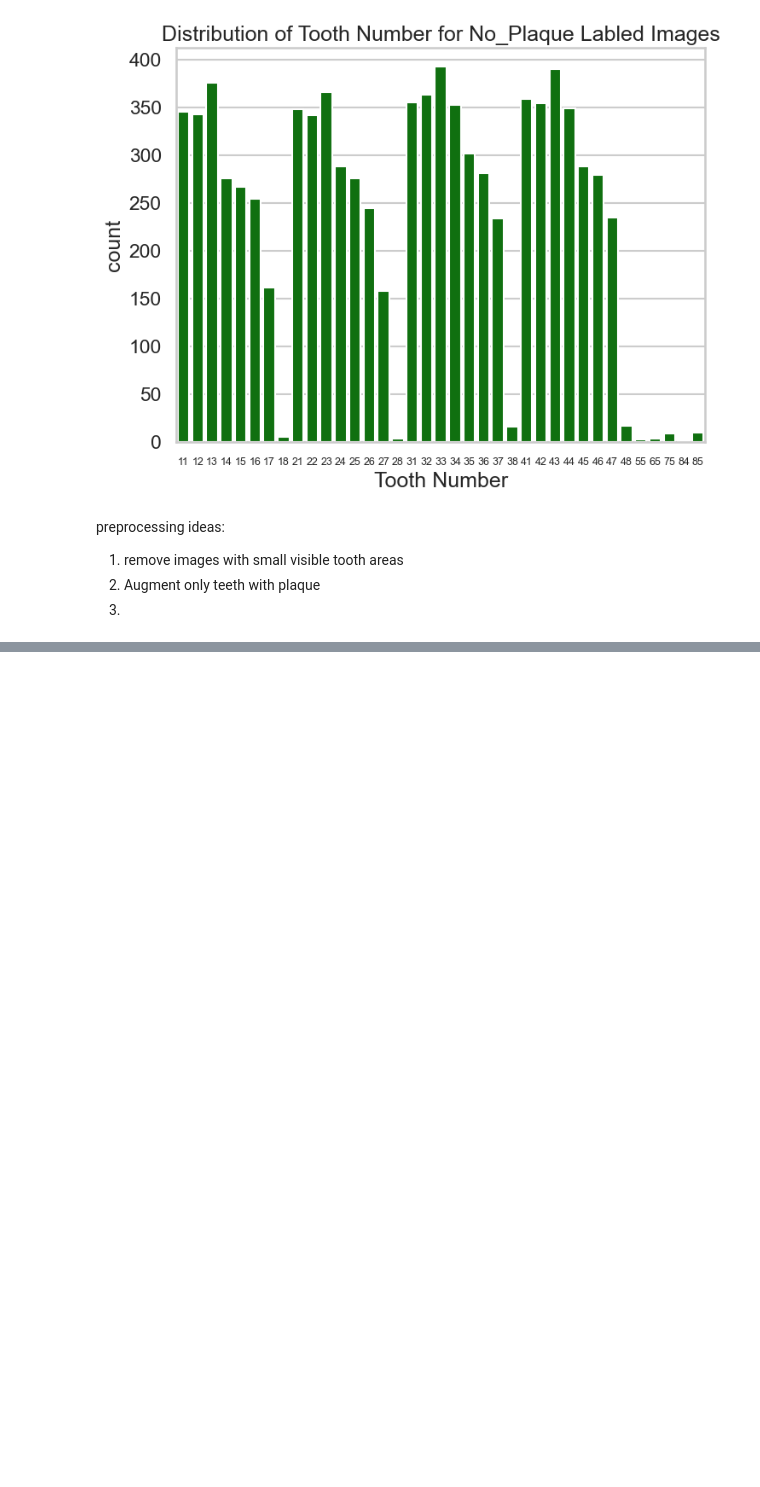
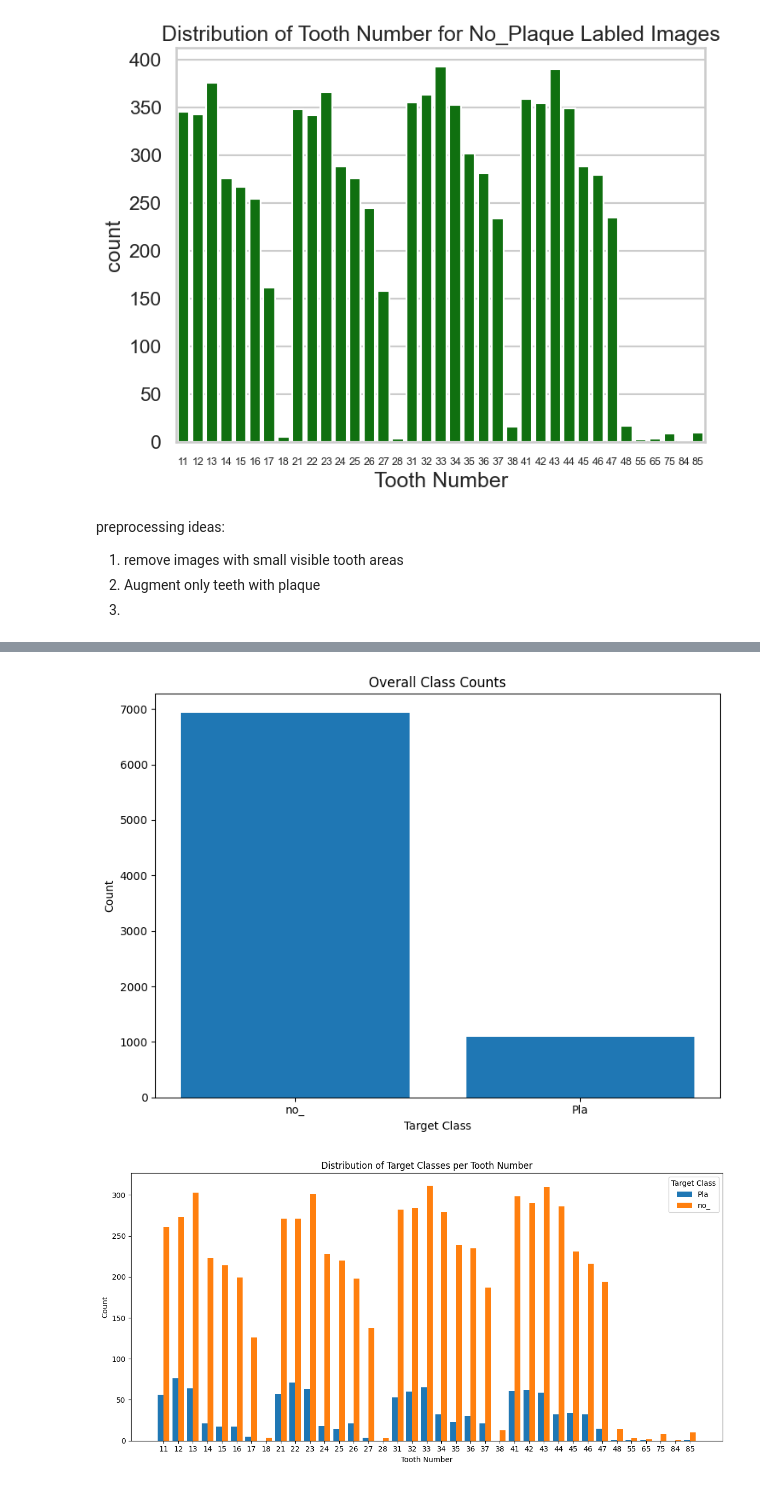
Before and after one commit to h4ppy0wl/tooth_classification_project, a Jupyter notebook: notebooks/00_exploration.ipynb, the cells around one changed output, grey strips where cells are left out. Saved outputs shown, nothing was run; the diff lists cells and outputs as text; code cells hidden in the pictures; blank space fills up the shorter version.

```diff
--- a/notebooks/00_exploration.ipynb
+++ b/notebooks/00_exploration.ipynb
@@ -78,3 +78,5 @@ preprocessing ideas:
 1. remove images with small visible tooth areas
 2. Augment only teeth with plaque
 3.
+# %%
+path= 'C:/Users/anedaeij23/Project/tooth_classification_project/data/intrim/Pla_filtered_train.json'
@@ -80,0 +136,64 @@ preprocessing ideas:
+# %%
+import json
+from collections import Counter, defaultdict
+import matplotlib.pyplot as plt
+import numpy as np
+
+# Replace 'data.json' with the path to your JSON file.
+with open(path, 'r') as f:
+    data = json.load(f)
+
+# Compute overall class counts and distribution per tooth number.
+class_counts = Counter()
+tooth_class_distribution = defaultdict(Counter)
+
+for record in data.values():
+    target_class = record.get('target_class')
+    tooth_number = record.get('tooth_number')
+    if target_class:
+        class_counts[target_class] += 1
+        if tooth_number is not None:
+            tooth_class_distribution[tooth_number][target_class] += 1
+
+# Figure 1: Bar chart for overall class counts.
+plt.figure(figsize=(8, 6))
+classes = list(class_counts.keys())
+counts = list(class_counts.values())
+plt.bar(classes, counts)
+plt.title("Overall Class Counts")
+plt.xlabel("Target Class")
+plt.ylabel("Count")
+plt.tight_layout()
+plt.show()
+
+# Figure 2: Grouped bar chart for distribution of classes per tooth number.
+# Prepare the data.
+tooth_numbers = sorted(tooth_class_distribution.keys())
+# Determine the list of unique classes present.
+unique_classes = sorted({cls for counts in tooth_class_distribution.values() for cls in counts})
+
+# Create a dictionary: for each class, a list of counts corresponding to each tooth number.
+counts_per_class = {
+    cls: [tooth_class_distribution[tooth].get(cls, 0) for tooth in tooth_numbers]
+    for cls in unique_classes
+}
+
+# Define bar positions.
+x = np.arange(len(tooth_numbers))  # positions for tooth numbers
+width = 0.8 / len(unique_classes)    # width of each bar (grouped)
+
+plt.figure(figsize=(12, 6))
+# Plot bars for each class.
+for i, cls in enumerate(unique_classes):
+    plt.bar(x + i * width, counts_per_class[cls], width=width, label=cls)
+
+plt.xticks(x + width * (len(unique_classes) - 1) / 2, tooth_numbers)
+plt.title("Distribution of Target Classes per Tooth Number")
+plt.xlabel("Tooth Number")
+plt.ylabel("Count")
+plt.legend(title="Target Class")
+plt.tight_layout()
+plt.show()
+# %% [output]
+[figure, added]
+[figure, added]
```
Also changed, not shown: parts of 1 cell of this notebook, 1 other file.
